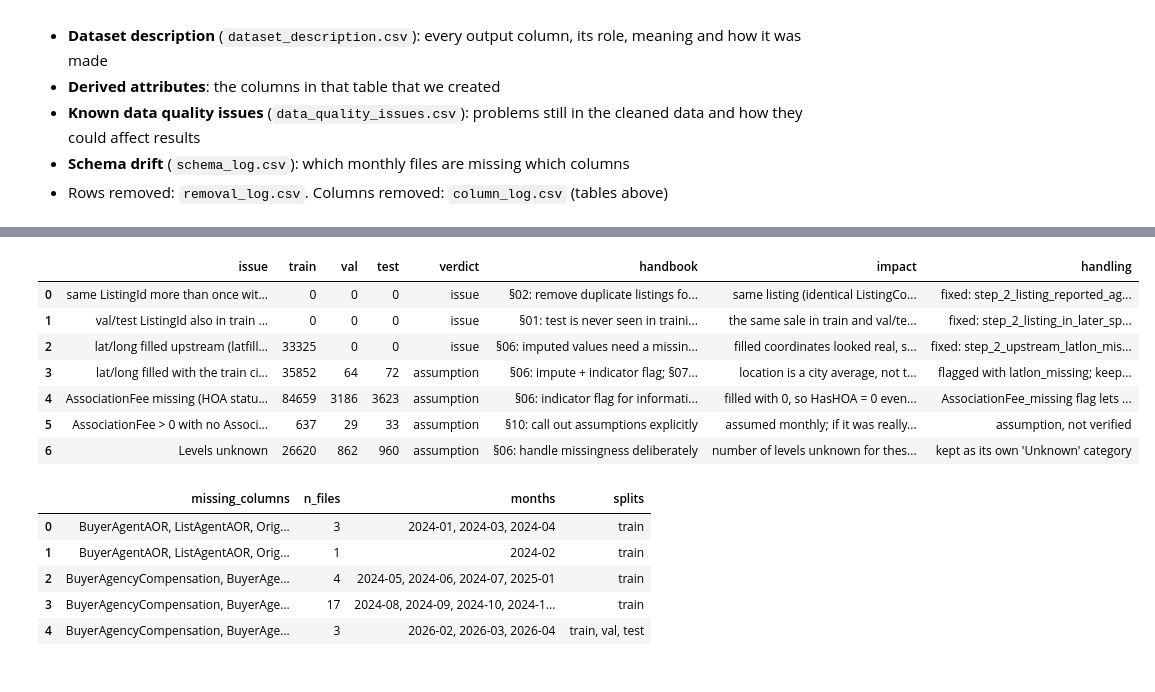
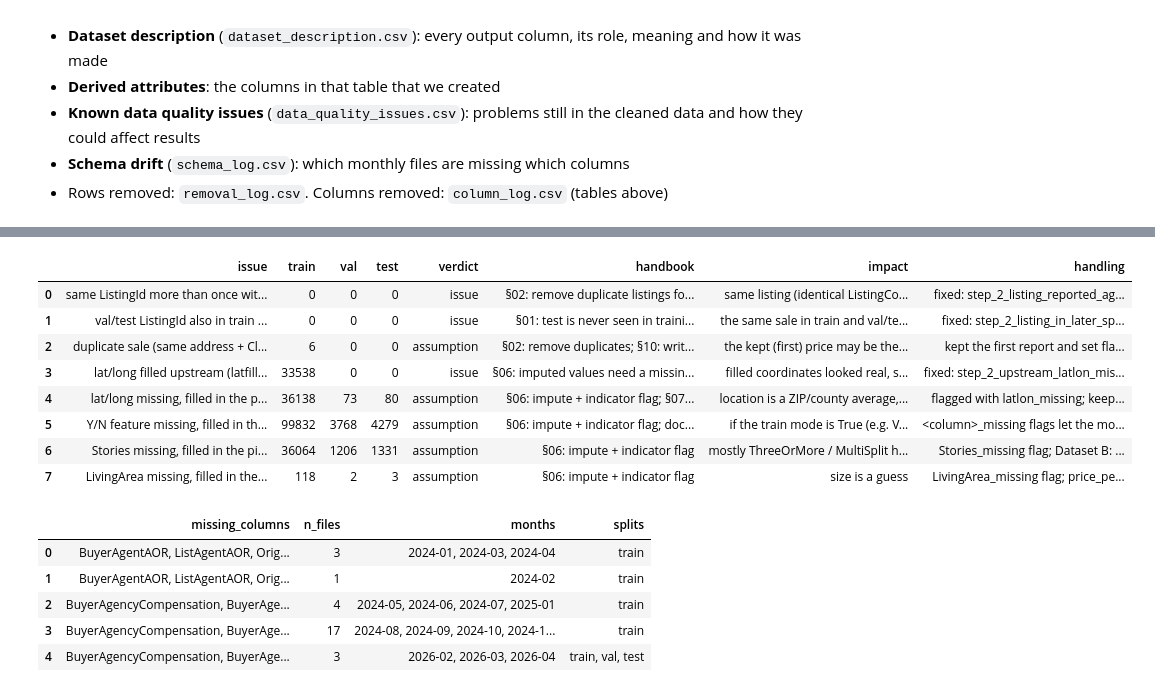
Before and after one commit to eemilycchen/IDX-Exchange-Data-Science, a Jupyter notebook: 02_preprocessing.ipynb, the cells around one changed output, grey strips where cells are left out. Drawn from its saved outputs; the diff is of its cells as text; code cells hidden in the pictures.

```diff
--- a/02_preprocessing.ipynb
+++ b/02_preprocessing.ipynb
@@ -105,7 +114,7 @@ def drop_columns(df, keep, split, step, reason_for):
 def load_months(months, split):
     dfs = []
     for m in months:
-        d = pd.read_csv(files[m], low_memory=False)
+        d = pd.read_csv(files[m], low_memory=False, dtype={"PostalCode": str})
         # schema drift: record which columns this file doesn't have
         missing = [c for c in ALL_COLUMNS if c not in d.columns]
         schema_log.append({"split": split, "month": m, "file": os.path.basename(files[m]),
@@ -527,8 +577,8 @@ stage = drop_reported_later(stage)  # before fit_params, so train values don't i
 
 params = fit_params(stage["train"])  # TRAIN ONLY
 params["cleaning_rules"] = {
-    "min_sqft_per_bedroom": MIN_SQFT_PER_BEDROOM,
-    "max_baths_per_bedroom": MAX_BATHS_PER_BEDROOM,
+    # min_sqft_per_bedroom / max_baths_per_bedroom: on hold until 10/31/2026, not applied
+    "valid_ranges": {c: list(r) for c, r in VALID_RANGES.items()},
 }
 params["data_snapshot"] = {
     "files": {m: os.path.basename(files[m]) for m in [*TRAIN_MONTHS, VAL_MONTH, TEST_MONTH]},
@@ -538,12 +588,12 @@ params["data_snapshot"] = {
 params["field_evidence"] = field_evidence(stage["train"])  # TRAIN ONLY, before outliers/imputation
 with open(os.path.join(OUT_DIR, "params.json"), "w") as f:
     json.dump(params, f, indent=2)
-print({k: v for k, v in params.items() if k not in ("city_centroid", "column_profile", "field_evidence")})
+print({k: v for k, v in params.items() if k not in ("column_profile", "field_evidence")})
 
 clean = {}
 for split, df in stage.items():
     df = remove_outliers(df, params, split)
-    df = fill_missing(df, params, split)
+    df = add_missing_flags(df, split)
     clean[split] = finalize(df, params, split)
 
 {k: v.shape for k, v in clean.items()}
@@ -845,56 +899,73 @@ def raw_flag(stage_df, col):
 issues = [
     ("same ListingId more than once within a split (should be 0)",
      affected(lambda c, s: c["ListingId"].duplicated(keep=False)),
      "issue", "§02: remove duplicate listings for the same property/transaction",
      "same listing (identical ListingContractDate) re-reported in a later file with a corrected close date or price; "
      "not resales, which get a new ListingId. The address + CloseDate check misses them because CloseDate changed",
      "fixed: step_2_listing_reported_again keeps the latest report (rows dropped in removal_log)"),
     ("val/test ListingId also in train (should be 0)",
      {s: 0 if s == "train" else int(clean[s]["ListingId"].isin(clean["train"]["ListingId"]).sum()) for s in clean},
      "issue", "§01: test is never seen in training; §07: leakage; §02: duplicate transaction",
      "the same sale in train and val/test makes val/test scores look better than they are",
      "fixed: step_2_listing_in_later_split drops the earlier train copy (rows dropped in removal_log)"),
+    ("duplicate sale (same address + CloseDate) reported with different ClosePrices",
+     affected(lambda c, s: c["flag_dup_price_conflict"].eq(1)),
+     "assumption", "§02: remove duplicates; §10: write down assumptions",
+     "the kept (first) price may be the wrong one of the reported prices",
+     "kept the first report and set flag_dup_price_conflict = 1 for review"),
     ("lat/long filled upstream (latfilled / lonfilled in the *_filled files)",
      affected(lambda c, s: raw_flag(s, "latfilled") | raw_flag(s, "lonfilled")),
      "issue", "§06: imputed values need a missing-indicator flag when missingness is informative",
      "filled coordinates looked real, so they could enter the comps pool with fake neighbors",
-     "fixed: step_2_upstream_latlon_missing sets them to missing; step 4 refills from train and sets latlon_missing = 1"),
-    ("lat/long filled with the train city median in step 4 (incl. upstream-filled)",
+     "fixed: step_2_upstream_latlon_missing sets them to missing; latlon_missing = 1 and the pipeline refills them"),
+    ("lat/long missing, filled in the pipeline by ZIP then county median (incl. 0 / outside CA and upstream-filled)",
      affected(lambda c, s: c["latlon_missing"].eq(1)),
      "assumption", "§06: impute + indicator flag; §07: fill values learned on train only",
-     "location is a city average, not the home's real spot",
+     "location is a ZIP/county average, not the home's real spot",
      "flagged with latlon_missing; keep out of the comps pool"),
-    ("AssociationFee missing (HOA status unknown)",
-     affected(lambda c, s: c["AssociationFee_missing"].eq(1)),
-     "assumption", "§06: indicator flag for informative missingness; §10: write down assumptions",
-     "filled with 0, so HasHOA = 0 even if the home has an HOA",
-     "AssociationFee_missing flag lets the model tell them apart"),
-    ("AssociationFee > 0 with no AssociationFeeFrequency",
-     affected(lambda c, s: s["AssociationFee"].gt(0) & s["AssociationFeeFrequency"].isna()),
-     "assumption", "§10: call out assumptions explicitly",
-     "assumed monthly; if it was really annual, the monthly fee is 12x too high",
-     "assumption, not verified"),
-    ("Levels unknown",
-     affected(lambda c, s: c["Levels"].eq("Unknown")),
-     "assumption", "§06: handle missingness deliberately",
-     "number of levels unknown for these homes",
-     "kept as its own 'Unknown' category"),
+    # ON HOLD (AssociationFee / HasHOA): engineered in 05_feature_engineering, not Dataset A. Revisit 10/31/2026.
+    # ("AssociationFee missing (HOA status unknown)",
+    #  affected(lambda c, s: c["AssociationFee_missing"].eq(1)),
+    #  "assumption", "§06: indicator flag for informative missingness; §10: write down assumptions",
+    #  "filled with 0, so HasHOA = 0 even if the home has an HOA",
+    #  "AssociationFee_missing flag lets the model tell them apart"),
+    # ("AssociationFee > 0 with no AssociationFeeFrequency",
+    #  affected(lambda c, s: s["AssociationFee"].gt(0) & s["AssociationFeeFrequency"].isna()),
+    #  "assumption", "§10: call out assumptions explicitly",
+    #  "assumed monthly; if it was really annual, the monthly fee is 12x too high",
+    #  "assumption, not verified"),
+    ("Y/N feature missing, filled in the pipeline with the train mode",
+     affected(lambda c, s: c[[f"{y}_missing" for y in YN_COLS]].eq(1).any(axis=1)),
+     "assumption", "§06: impute + indicator flag; doc section 5: missing does not necessarily mean False",
+     "if the train mode is True (e.g. ViewYN, FireplaceYN), a missing value becomes 1",
+     "<column>_missing flags let the model tell them apart"),
+    ("Stories missing, filled in the pipeline with the train median",
+     affected(lambda c, s: c["Stories_missing"].eq(1)),
+     "assumption", "§06: impute + indicator flag",
+     "mostly ThreeOrMore / MultiSplit homes, so the median (1) marks them as single-story",
+     "Stories_missing flag; Dataset B: fill from Levels instead"),
+    ("LivingArea missing, filled in the pipeline with the train median",
+     affected(lambda c, s: c["LivingArea_missing"].eq(1)),
+     "assumption", "§06: impute + indicator flag",
+     "size is a guess",
+     "LivingArea_missing flag; price_per_sqft left NaN so they don't feed comps"),
 ]
 quality_issues = pd.DataFrame([
     {"issue": name, **counts, "verdict": verdict, "handbook": handbook, "impact": impact, "handling": handling}
     for name, counts, verdict, handbook, impact, handling in issues
 ])
 quality_issues.to_csv(os.path.join(OUT_DIR, "data_quality_issues.csv"), index=False)
 quality_issues
 # %% [output]
 |  | issue | train | val | test | verdict | handbook | impact | handling |
 | 0 | same ListingId more than once wit... | 0 | 0 | 0 | issue | §02: remove duplicate listings fo... | same listing (identical ListingCo... | fixed: step_2_listing_reported_ag... |
 | 1 | val/test ListingId also in train ... | 0 | 0 | 0 | issue | §01: test is never seen in traini... | the same sale in train and val/te... | fixed: step_2_listing_in_later_sp... |
-| 2 | lat/long filled upstream (latfill... | 33325 | 0 | 0 | issue | §06: imputed values need a missin... | filled coordinates looked real, s... | fixed: step_2_upstream_latlon_mis... |
-| 3 | lat/long filled with the train ci... | 35852 | 64 | 72 | assumption | §06: impute + indicator flag; §07... | location is a city average, not t... | flagged with latlon_missing; keep... |
-| 4 | AssociationFee missing (HOA statu... | 84659 | 3186 | 3623 | assumption | §06: indicator flag for informati... | filled with 0, so HasHOA = 0 even... | AssociationFee_missing flag lets ... |
-| 5 | AssociationFee > 0 with no Associ... | 637 | 29 | 33 | assumption | §10: call out assumptions explicitly | assumed monthly; if it was really... | assumption, not verified |
-| 6 | Levels unknown | 26620 | 862 | 960 | assumption | §06: handle missingness deliberately | number of levels unknown for thes... | kept as its own 'Unknown' category |
+| 2 | duplicate sale (same address + Cl... | 6 | 0 | 0 | assumption | §02: remove duplicates; §10: writ... | the kept (first) price may be the... | kept the first report and set fla... |
+| 3 | lat/long filled upstream (latfill... | 33538 | 0 | 0 | issue | §06: imputed values need a missin... | filled coordinates looked real, s... | fixed: step_2_upstream_latlon_mis... |
+| 4 | lat/long missing, filled in the p... | 36138 | 73 | 80 | assumption | §06: impute + indicator flag; §07... | location is a ZIP/county average,... | flagged with latlon_missing; keep... |
+| 5 | Y/N feature missing, filled in th... | 99832 | 3768 | 4279 | assumption | §06: impute + indicator flag; doc... | if the train mode is True (e.g. V... | <column>_missing flags let the mo... |
+| 6 | Stories missing, filled in the pi... | 36064 | 1206 | 1331 | assumption | §06: impute + indicator flag | mostly ThreeOrMore / MultiSplit h... | Stories_missing flag; Dataset B: ... |
+| 7 | LivingArea missing, filled in the... | 118 | 2 | 3 | assumption | §06: impute + indicator flag | size is a guess | LivingArea_missing flag; price_pe... |
 # %%
 # Schema drift: monthly files that are missing columns other files have (they become NaN after concat).
 # Grouped so each distinct set of missing columns is one row.
```
Also changed, not shown: parts of 17 cells of this notebook, 1 other file.
